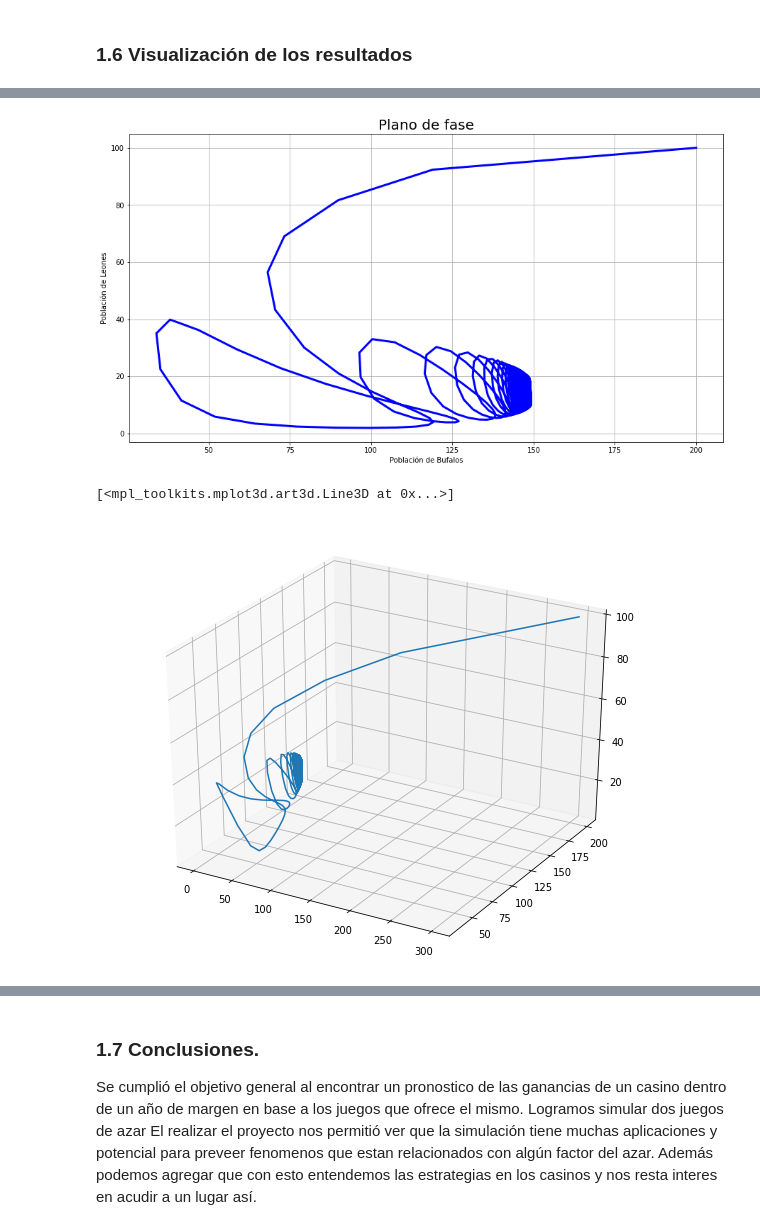
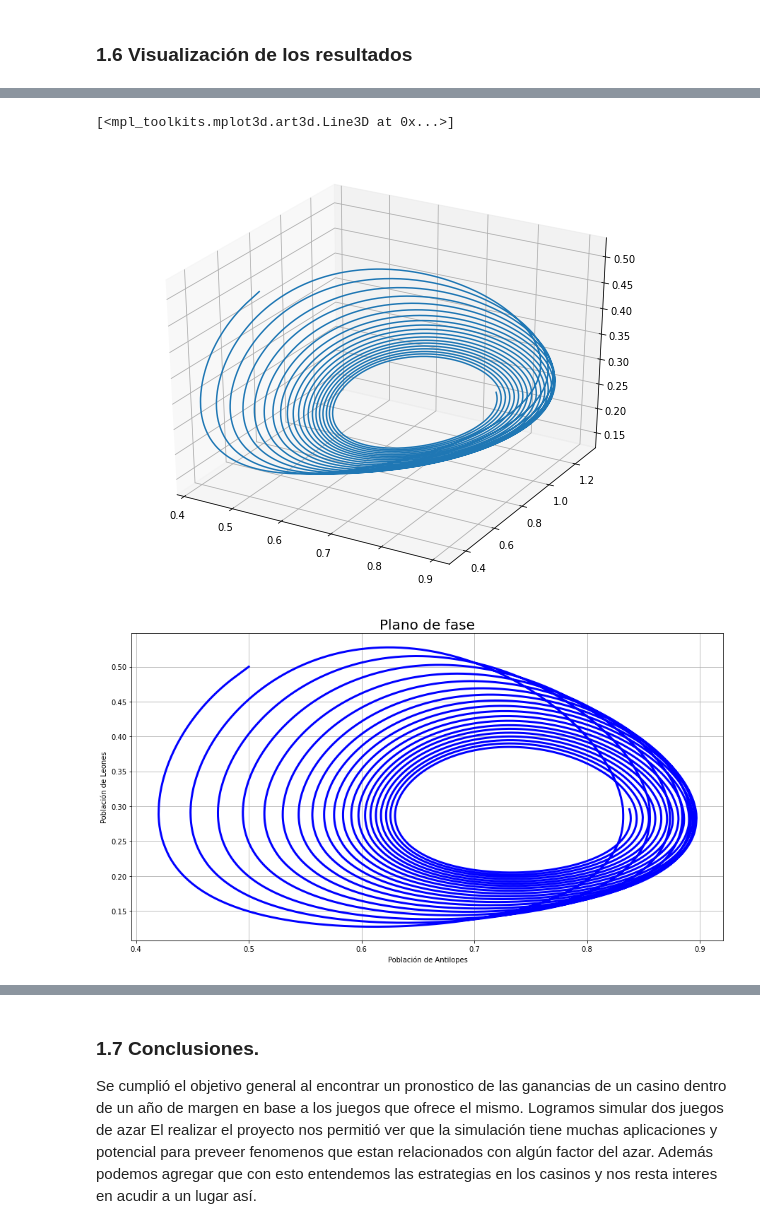
Before and after one commit to Palacios-F/ProyectoSim, a Jupyter notebook: PM3_CastilloL_PalaciosF.ipynb, the cells around one changed output, grey strips where cells are left out. Cells and saved outputs as stored; diff of their text form; code cells hidden in the pictures.

```diff
--- a/PM3_CastilloL_PalaciosF.ipynb
+++ b/PM3_CastilloL_PalaciosF.ipynb
@@ -227,20 +226,20 @@ plt.show()
-# %%
-plt.figure(figsize=(15,8))
-plt.title("Plano de fase", fontsize=20)
-plt.plot(x2,x3,"b", lw = 3)
-plt.xlabel("Población de Bufalos")
-plt.ylabel("Población de Leones")
-plt.grid()
-plt.show()
-# %% [output]
-[figure, removed]
 # %%
 from mpl_toolkits.mplot3d import Axes3D
 # %%
 fig=plt.figure(figsize=(10,8))
 ax=fig.add_subplot(111,projection = "3d") #Agregar la tercera dimensión
 
-ax.plot(x1,x2,x3,ms=10)
+ax.plot(soll[:,0],soll[:,1],soll[:,2],ms=10)
 # %% [output]
 [<mpl_toolkits.mplot3d.art3d.Line3D at 0x...>]
-[figure, old version]
+[figure, new version]
+# %%
+plt.figure(figsize=(15,8))
+plt.title("Plano de fase", fontsize=20)
+plt.plot(soll[:,0],soll[:,2],"b", lw = 3)
+plt.xlabel("Población de Antilopes")
+plt.ylabel("Población de Leones")
+plt.grid()
+plt.show()
+# %% [output]
+[figure, added]
```
Also changed, not shown: parts of 32 cells of this notebook.
